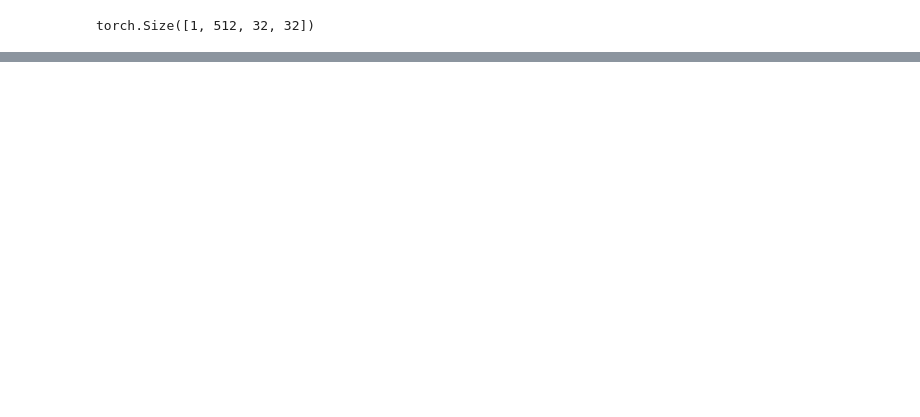
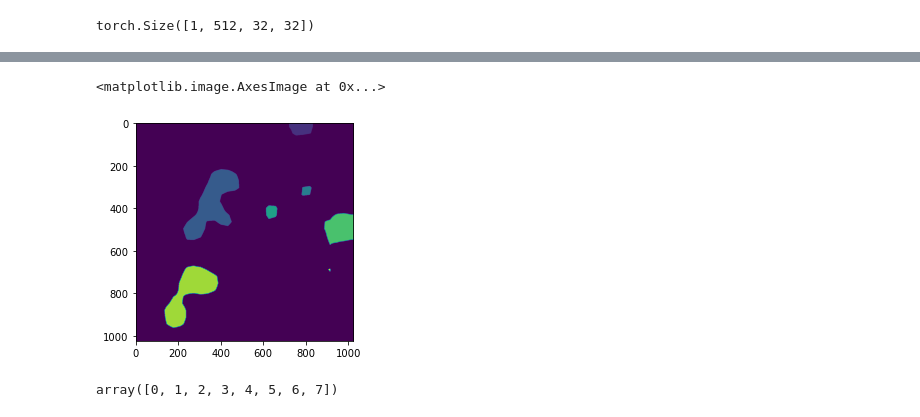
Before and after one commit to nichpass/Bucknell-Senior-Design-2021, a Jupyter notebook: classifier_activation_maps.ipynb, the cells around one changed output, grey strips where cells are left out. Saved outputs shown, nothing was run; the diff lists cells and outputs as text; code cells hidden in the pictures; blank space fills up the shorter version.

```diff
--- a/classifier_activation_maps.ipynb
+++ b/classifier_activation_maps.ipynb
@@ -146,0 +190,16 @@ ax.add_patch(rect)
+# %%
+blobs = heatmap > 2.5 * heatmap.mean()
+# %%
+from skimage import measure
+
+all_labels = measure.label(blobs)
+# %%
+plt.figure()
+plt.imshow(all_labels)
+# %% [output]
+<matplotlib.image.AxesImage at 0x...>
+[figure, added]
+# %%
+np.unique(all_labels)
+# %% [output]
+array([0, 1, 2, 3, 4, 5, 6, 7])
```
Also changed, not shown: parts of 20 cells of this notebook.
